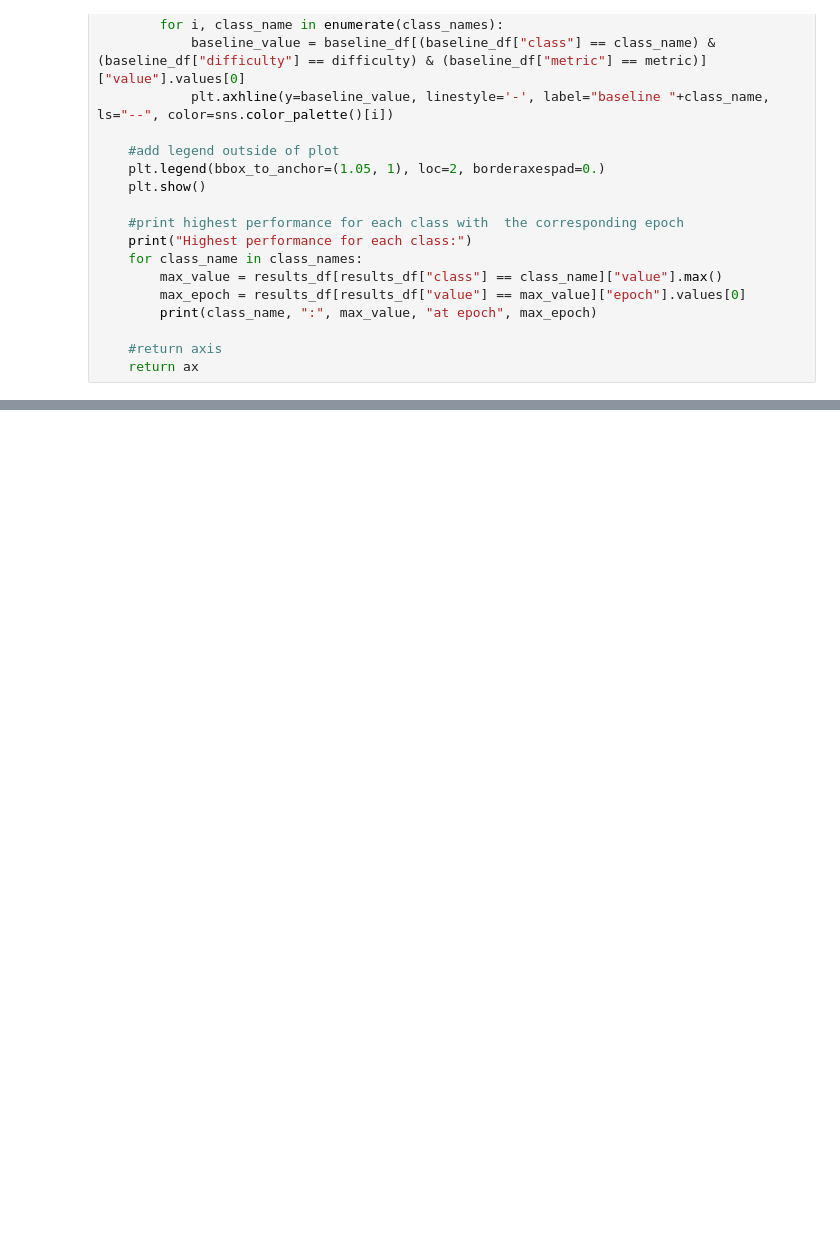
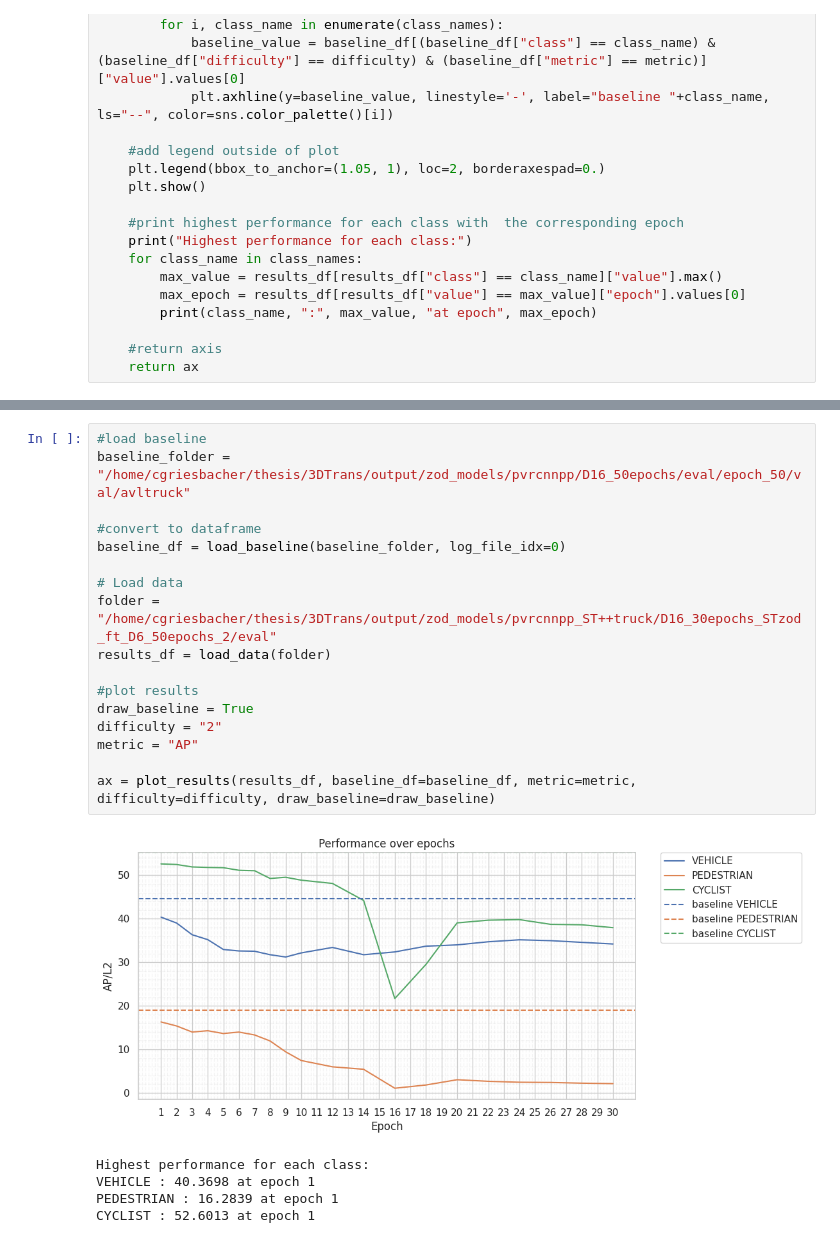
Before and after one commit to griesbchr/3DTrans, a Jupyter notebook: tools/misc/selftraining/analyze_ST_logs.ipynb, the cells around one changed output, grey strips where cells are left out. Saved outputs shown, nothing was run; the diff lists cells and outputs as text; blank space fills up the shorter version.

```diff
--- a/tools/misc/selftraining/analyze_ST_logs.ipynb
+++ b/tools/misc/selftraining/analyze_ST_logs.ipynb
@@ -185,0 +186,23 @@ CYCLIST : 51.9291 at epoch 1
+# %%
+#load baseline
+baseline_folder = "/home/cgriesbacher/thesis/3DTrans/output/zod_models/pvrcnnpp/D16_50epochs/eval/epoch_50/val/avltruck"
+
+#convert to dataframe
+baseline_df = load_baseline(baseline_folder, log_file_idx=0)
+
+# Load data
+folder = "/home/cgriesbacher/thesis/3DTrans/output/zod_models/pvrcnnpp_ST++truck/D16_30epochs_STzod_ft_D6_50epochs_2/eval"
+results_df = load_data(folder)
+
+#plot results
+draw_baseline = True
+difficulty = "2"
+metric = "AP"
+
+ax = plot_results(results_df, baseline_df=baseline_df, metric=metric, difficulty=difficulty, draw_baseline=draw_baseline)
+# %% [output]
+[figure, added]
+Highest performance for each class:
+VEHICLE : 40.3698 at epoch 1
+PEDESTRIAN : 16.2839 at epoch 1
+CYCLIST : 52.6013 at epoch 1
```
Also changed, not shown: parts of 1 cell of this notebook, 11 other files.
